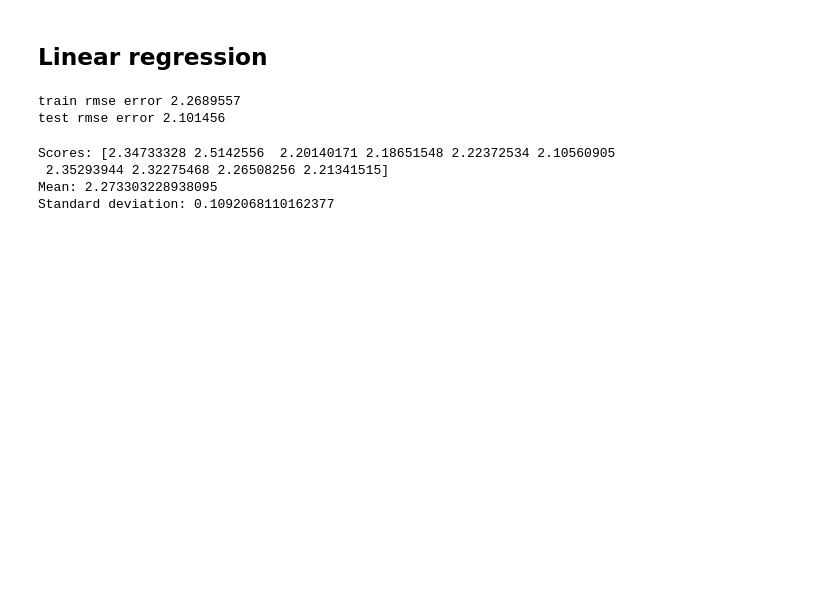
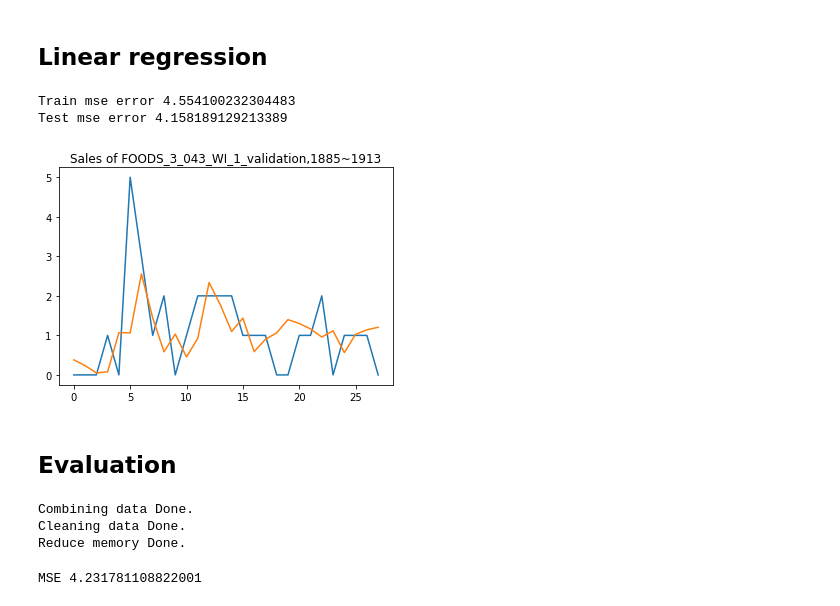
Before and after one commit to ixiaopan/GroupWork, a Jupyter notebook: AML/Model_panpan.ipynb, the cells around one changed output. Cells and saved outputs as stored; diff of their text form; code cells hidden in the pictures; blank space fills up the shorter version.

```diff
--- a/AML/Model_panpan.ipynb
+++ b/AML/Model_panpan.ipynb
@@ -198,25 +69,60 @@ def rmse(y_t, y_p):
 ## Linear regression
 # %%
 from sklearn.linear_model import LinearRegression
+
+def mse(y_t, y_p):
+    return mean_squared_error(y_t, y_p)
 
 lin_reg = LinearRegression()
 lin_reg.fit(X_train, y_train)
 
 y_train_predicted = lin_reg.predict(X_train)
-print('train rmse error', rmse(y_train_predicted, y_train))
+print('Train mse error', mse(y_train_predicted, y_train))
 
 y_test_predicted = lin_reg.predict(X_test)
-print('test rmse error', rmse(y_test_predicted, y_test))
+print('Test mse error', mse(y_test_predicted, y_test))
 # %% [output]
-train rmse error 2.2689557
-test rmse error 2.101456
+Train mse error 4.554100232304483
+Test mse error 4.158189129213389
-# %%
-
-lin_scores = cross_val_score(lin_reg, X_train, y_train, scoring="neg_mean_squared_error", cv=10)
-
-display_scores(np.sqrt(-lin_scores))
-# %% [output]
-Scores: [2.34733328 2.5142556  2.20140171 2.18651548 2.22372534 2.10560905
- 2.35293944 2.32275468 2.26508256 2.21341515]
-Mean: 2.273303228938095
-Standard deviation: 0.1092068110162377
+# %%
+def predict_random_item(df, item_id=None, day=28):
+    if item_id is None:
+        item_id = np.random.choice(df['id'], 1).tolist()[0]
+
+    d_start = int(max(df['d'])) - day
+    random_item = df[df['id'] == item_id]
+    random_item_28 = random_item[random_item['d'] > d_start]
+
+    random_item_28_x = random_item_28.loc[:, ~random_item_28.columns.isin(['id', 'd', 'sold'])]
+    random_item_28_y = random_item_28['sold']
+    random_item_28_y_predicted = lin_reg.predict(scaler.transform(random_item_28_x))
+
+    fig, ax = plt.subplots()
+    ax.plot(range(len(random_item_28_y)), random_item_28_y)
+    ax.plot(range(len(random_item_28_y_predicted)), random_item_28_y_predicted)
+    ax.set_title('Sales of ' + item_id + ',' + str(d_start) + '~' + str(d_start+28))
+
+    return random_item_28_y_predicted, random_item_28_y
+# %%
+y_pred, _ = predict_random_item(df)
+# %% [output]
+[figure, added]
+# %% [markdown]
+## Evaluation
+# %%
+sampled_evaluation_data = generate_data(sales_evaluation, sampled_item_ids, 'test')
+# %% [output]
+Combining data Done.
+Cleaning data Done.
+Reduce memory Done.
+# %%
+dev_start = int(max(sampled_evaluation_data['d'])) - 28
+sampled_evaluation_28 = sampled_evaluation_data[sampled_evaluation_data['d'] > dev_start]
+
+sampled_evaluation_28_x = sampled_evaluation_28.loc[:, ~sampled_evaluation_28.columns.isin(['id', 'd', 'sold'])]
+sampled_evaluation_28_y = sampled_evaluation_28['sold']
+sampled_evaluation_28_y_predicted = lin_reg.predict(scaler.transform(sampled_evaluation_28_x))
+
+print('MSE', mse(sampled_evaluation_28_y, sampled_evaluation_28_y_predicted))
+# %% [output]
+MSE 4.231781108822001
```
Also changed, not shown: parts of 40 cells of this notebook, 2 other files.
